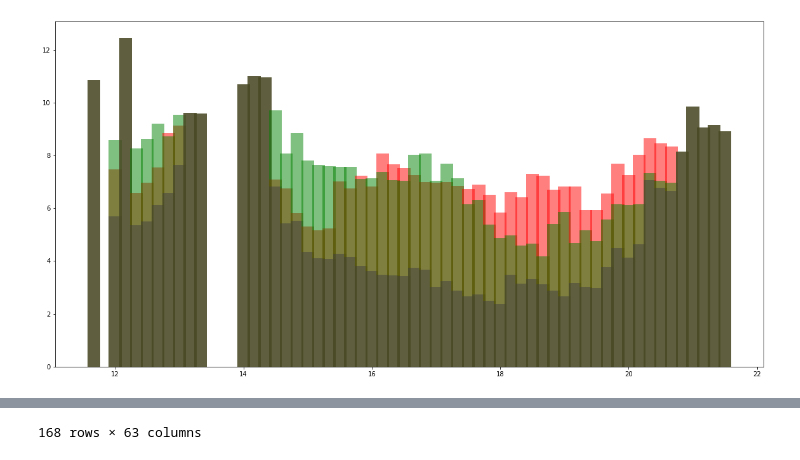
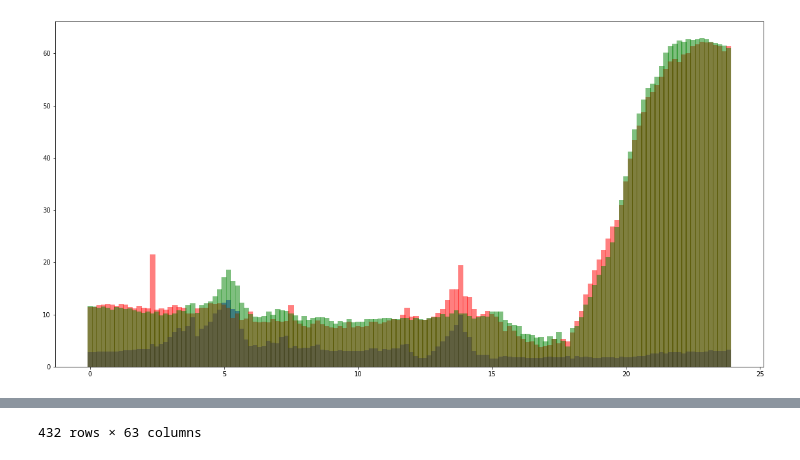
Before and after one commit to theodorhusefest/microgrid-mpc, a Jupyter notebook: data_analysis/error_analysis.ipynb, the cells around one changed output, grey strips where cells are left out. Saved outputs shown, nothing was run; the diff lists cells and outputs as text; code cells hidden in the pictures.

Commit message:
Updated plotting

```diff
--- a/data_analysis/error_analysis.ipynb
+++ b/data_analysis/error_analysis.ipynb
@@ -4,7 +6,7 @@ import pandas as pd
 import matplotlib.pyplot as plt
 # %%
-load_error = pd.read_csv("../src/data/load_errors_date_1.csv", parse_dates = ["date"]).drop("Unnamed: 0", axis = 1)
-pv_error = pd.read_csv("../src/data/pv_errors_date_1.csv", parse_dates = ["date"]).drop("Unnamed: 0", axis = 1)
+load_error = pd.read_csv("../src/data/load_errors_date.csv", parse_dates = ["date"]).drop("Unnamed: 0", axis = 1)
+pv_error = pd.read_csv("../src/data/pv_errors_date.csv", parse_dates = ["date"]).drop("Unnamed: 0", axis = 1)
 load_error.head(2)
 # %% [output]
 |  | 0 | 1 | 2 | 3 | 4 | 5 | 6 | 7 | 8 | 9 | ... | ... |
@@ -47,0 +36,22 @@ plt.show()
+# %%
+
+sn.set(style="white", font_scale= 2)
+fig, (ax1, ax2) = plt.subplots(2, 1, figsize=(10,7))
+steps = [str(i) for i in range(N)]
+
+
+def plot_rmse_with_time(df, ax, title):
+    for (hour, minute), errors in df.groupby([df.date.dt.hour, df.date.dt.minute]):
+        rmse = np.mean(np.mean(errors.filter(steps)))
+        #rmse = np.mean(errors["0"])
+        ax.bar(hour + minute/60, rmse,  width = 0.17, color = "blue", alpha= 1)
+        ax.set_title("{} - Mean".format(title))
+        ax.set_xlabel("Time [h]")
+        ax.set_ylabel("Power [kW]")
+
+plot_rmse_with_time(pv_error, ax1, "PV")
+plot_rmse_with_time(load_error, ax2, "Load")
+
+plt.tight_layout()
+#plt.savefig("../figs/pv_load_mean.png", format="png")
+plt.show()
@@ -59,44 +71,44 @@ def create_scenario_df(N, all_errors):
         _mean = np.mean(step_errors, axis = 0)
         _min = np.min(step_errors, axis = 0)
         _max = np.max(step_errors, axis = 0)
-        stds = np.array([np.std(_min), np.std(_max), np.std(_mean)]).sum()
+        stds = np.array([1/np.std(_min), 1/np.std(_max), 1/np.std(_mean)]).sum()
         df.loc[i] = _min
         df.loc[i]["i"] = step
         df.loc[i]["type"] = 0
-        df.loc[i]["prob"] = np.std(_min)/stds
+        df.loc[i]["prob"] = (1/np.std(_min))/stds
+        i += 1
+        df.loc[i] = _mean
+        df.loc[i]["i"] = step
+        df.loc[i]["type"] = 1
+        df.loc[i]["prob"] = (1/np.std(_mean))/stds
         i += 1
         df.loc[i] = _max
         df.loc[i]["i"] = step
-        df.loc[i]["type"] = 1
-        df.loc[i]["prob"] = np.std(_max)/stds
-        i += 1
-        df.loc[i] = _mean
-        df.loc[i]["i"] = step
         df.loc[i]["type"] = 2
-        df.loc[i]["prob"] = np.std(_mean)/stds
+        df.loc[i]["prob"] = (1/np.std(_max)
         i += 1
         step += 1
 
         """
         plt.figure(figsize = (20,3))c
         plt.plot(np.mean(step_errors, axis = 0), color = "green")
         plt.plot(l_min,color = "blue")
         plt.plot(l_max, color = "red")
         plt.show()
         time.sleep(0.6)
         """
 
 
         plt.bar(hour + minute/60, np.std(_mean), width = 0.20, color = "blue", alpha= 0.5)
         plt.bar(hour + minute/60, np.std(_min), width = 0.20, color = "red", alpha=0.5)
         plt.bar(hour + minute/60, np.std(_max), width = 0.20, color = "green", alpha= 0.5)
     return df.reset_index(drop=True)
 
 
 
 load_df = create_scenario_df(N, load_error)
 plt.show()
 load_df
 # %% [output]
-[figure, old version]
+[figure, new version]
 |  | i | type | prob | 0 | 1 | 2 | 3 | 4 | 5 | 6 | ... | ... |
@@ -114,4 +126,4 @@ load_df
-168 rows × 63 columns
+432 rows × 63 columns
 # %%
 pv_df = create_scenario_df(N, pv_error)
 plt.show()
```
Also changed, not shown: parts of 16 cells of this notebook, 17 other files.
